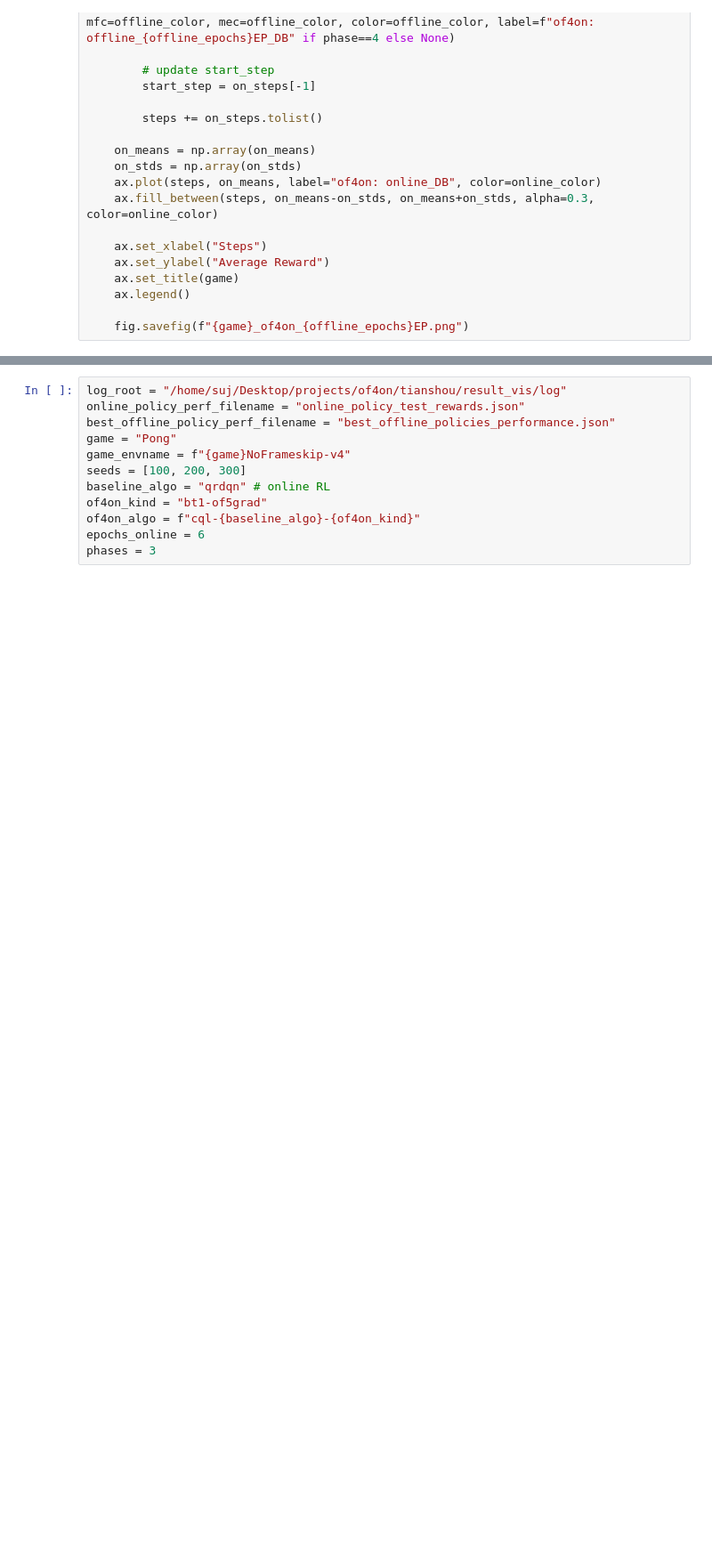
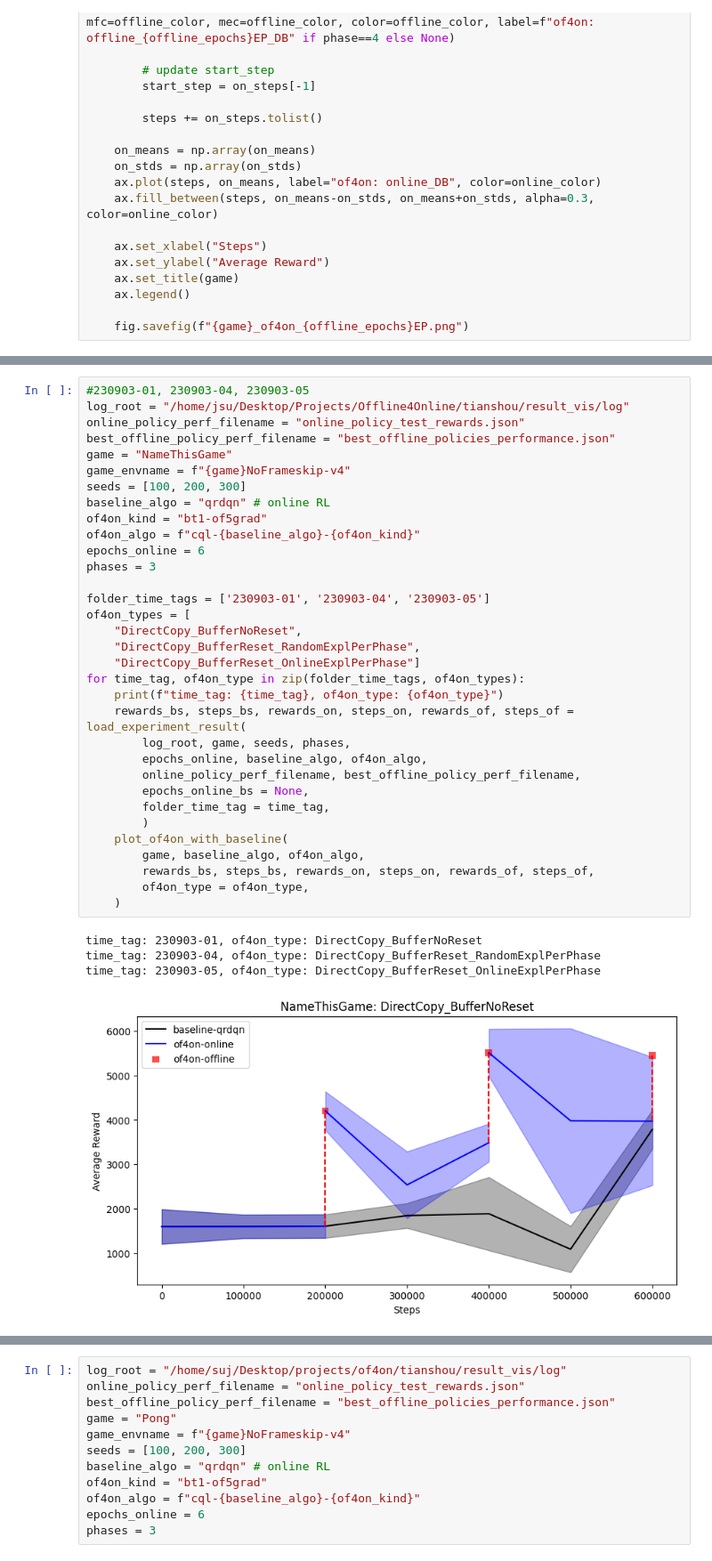
Before and after one commit to oceank/tianshou, a Jupyter notebook: result_vis/result_plot.ipynb, the cells around one changed output, grey strips where cells are left out. Shown at 89% size. Saved outputs shown, nothing was run; the diff lists cells and outputs as text; blank space fills up the shorter version.

```diff
--- a/result_vis/result_plot.ipynb
+++ b/result_vis/result_plot.ipynb
@@ -344,0 +391,38 @@ def plot_of4on_with_baseline(
+# %%
+#230903-01, 230903-04, 230903-05
+log_root = "/home/jsu/Desktop/Projects/Offline4Online/tianshou/result_vis/log"
+online_policy_perf_filename = "online_policy_test_rewards.json"
+best_offline_policy_perf_filename = "best_offline_policies_performance.json"
+game = "NameThisGame"
+game_envname = f"{game}NoFrameskip-v4"
+seeds = [100, 200, 300]
+baseline_algo = "qrdqn" # online RL
+of4on_kind = "bt1-of5grad"
+of4on_algo = f"cql-{baseline_algo}-{of4on_kind}"
+epochs_online = 6
+phases = 3
+
+folder_time_tags = ['230903-01', '230903-04', '230903-05']
+of4on_types = [
+    "DirectCopy_BufferNoReset",
+    "DirectCopy_BufferReset_RandomExplPerPhase",
+    "DirectCopy_BufferReset_OnlineExplPerPhase"]
+for time_tag, of4on_type in zip(folder_time_tags, of4on_types):
+    print(f"time_tag: {time_tag}, of4on_type: {of4on_type}")
+    rewards_bs, steps_bs, rewards_on, steps_on, rewards_of, steps_of = load_experiment_result(
+        log_root, game, seeds, phases,
+        epochs_online, baseline_algo, of4on_algo,
+        online_policy_perf_filename, best_offline_policy_perf_filename,
+        epochs_online_bs = None,
+        folder_time_tag = time_tag,
+        )
+    plot_of4on_with_baseline(
+        game, baseline_algo, of4on_algo,
+        rewards_bs, steps_bs, rewards_on, steps_on, rewards_of, steps_of,
+        of4on_type = of4on_type,
+    )
+# %% [output]
+time_tag: 230903-01, of4on_type: DirectCopy_BufferNoReset
+time_tag: 230903-04, of4on_type: DirectCopy_BufferReset_RandomExplPerPhase
+time_tag: 230903-05, of4on_type: DirectCopy_BufferReset_OnlineExplPerPhase
+[figure, added]
```
Also changed, not shown: parts of 4 cells of this notebook.
